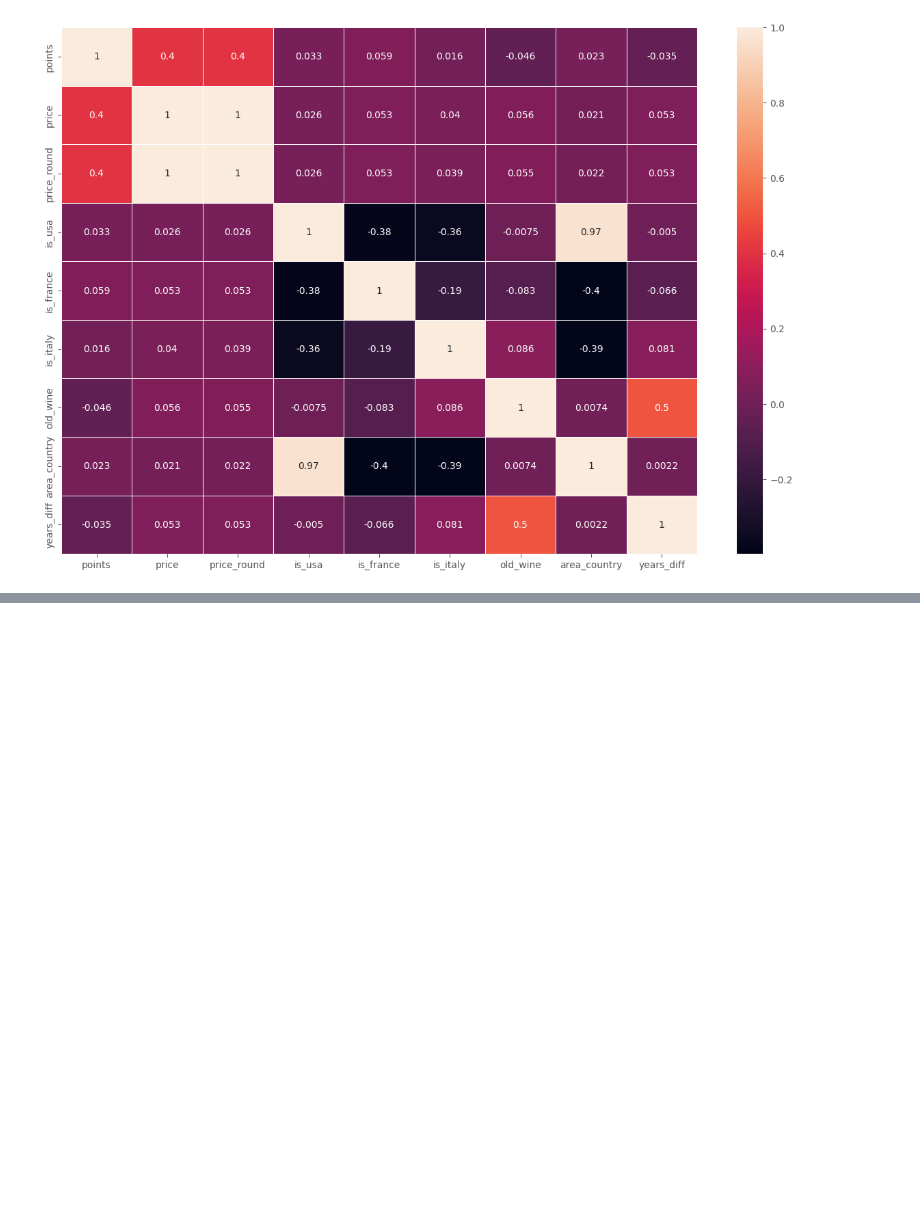
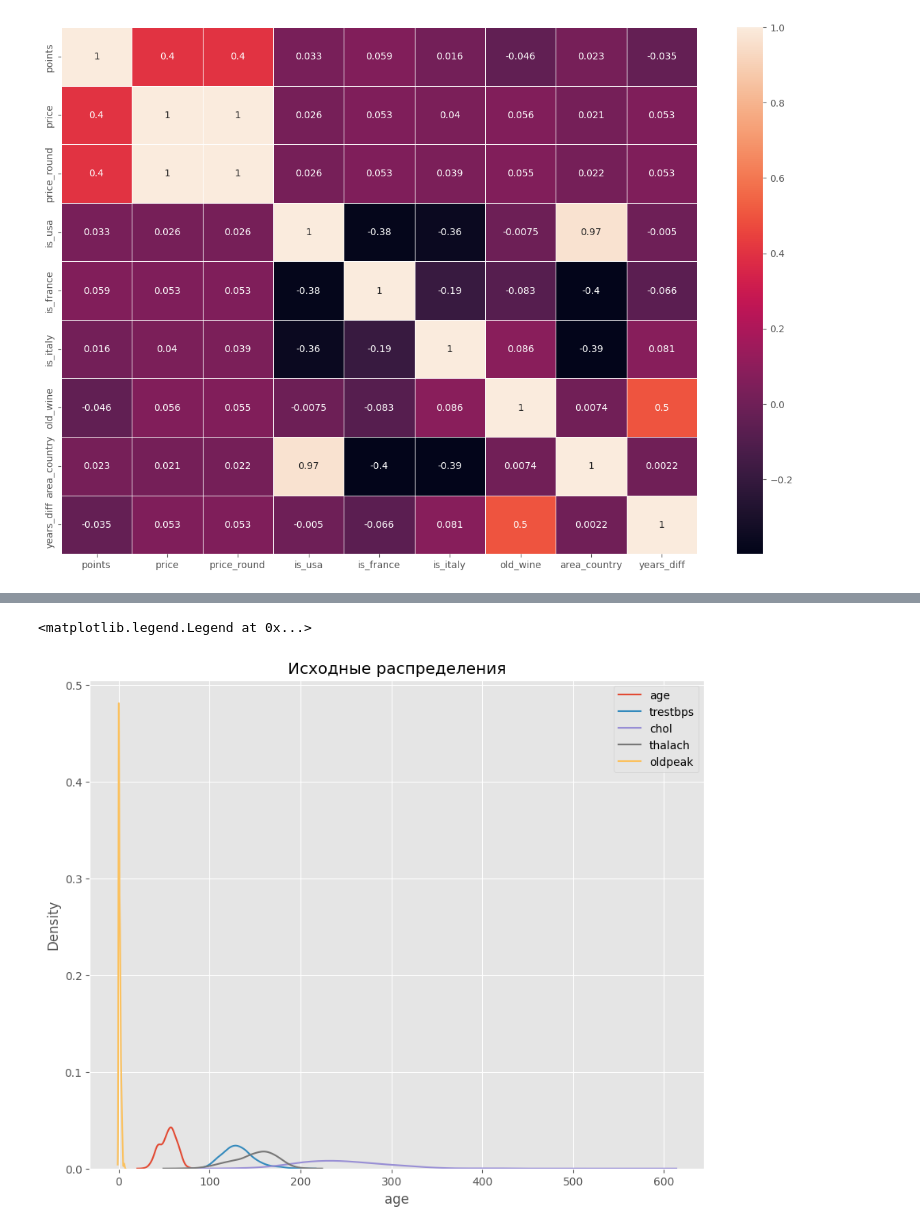
Before and after one commit to eartzhi/lessons, a Jupyter notebook: eda_3/eda_3.ipynb, the cells around one changed output, grey strips where cells are left out. Saved outputs shown, nothing was run; the diff lists cells and outputs as text; code cells hidden in the pictures; blank space fills up the shorter version.

```diff
--- a/eda_3/eda_3.ipynb
+++ b/eda_3/eda_3.ipynb
@@ -728,0 +731,3 @@ sns.heatmap(cleared_data.corr(numeric_only=True), annot=True, linewidths=.5, ax=
+# %%
+heart = pd.read_csv('data/heart.zip')
+display(heart.head(3))
@@ -728,0 +739,7 @@ sns.heatmap(cleared_data.corr(numeric_only=True), annot=True, linewidths=.5, ax=
+# %%
+# Создайте новый признак old, где 1 — при возрасте пациента более 60 лет.
+#
+# В ответ введите результат выполнения кода heart['old'].sum().
+
+heart['old'] = heart['age'].apply(lambda x: 1 if x > 60 else 0)
+display(heart['old'].sum())
@@ -728,0 +823,12 @@ sns.heatmap(cleared_data.corr(numeric_only=True), annot=True, linewidths=.5, ax=
+# %%
+# Закодируйте вышеперечисленные признаки методом OneHotEncoding из библиотеки Category Encoders, удалив исходные признаки. Параметр use_cat_names оставьте по умолчанию.
+
+# Сколько признаков получилось в датасете?
+
+encoder = ce.OneHotEncoder(cols=['cp', 'restecg', 'slope', 'ca', 'thal'])
+# указываем столбец для кодирования
+type_bin = encoder.fit_transform(heart[['cp', 'restecg', 'slope', 'ca', 'thal']])
+heart_dummy = pd.concat([heart, type_bin], axis=1)
+# %%
+heart_dummy=heart_dummy.drop(['cp', 'restecg', 'slope', 'ca', 'thal'], axis=1)
+heart_dummy.shape[1]
@@ -728,0 +857,18 @@ sns.heatmap(cleared_data.corr(numeric_only=True), annot=True, linewidths=.5, ax=
+# %%
+# Нормализуйте все числовые признаки подходящим способом.
+
+# В ответе напишите стандартное отклонение признака chol. Ответ округлите до шести знаков после запятой
+
+fig, (ax1) = plt.subplots(ncols=1, figsize=(10, 8))
+ax1.set_title('Исходные распределения')
+
+# kdeplot() (KDE – оценка плотности ядра) – специальный метод для графиков распределений
+sns.kdeplot(heart_dummy['age'], ax=ax1, label ='age')
+sns.kdeplot(heart_dummy['trestbps'], ax=ax1, label ='trestbps')
+sns.kdeplot(heart_dummy['chol'], ax=ax1, label ='chol')
+sns.kdeplot(heart_dummy['thalach'], ax=ax1, label ='thalach')
+sns.kdeplot(heart_dummy['oldpeak'], ax=ax1, label ='oldpeak')
+plt.legend()
+# %% [output]
+<matplotlib.legend.Legend at 0x...>
+[figure, added]
```
Also changed, not shown: parts of 14 cells of this notebook, 6 other files.
